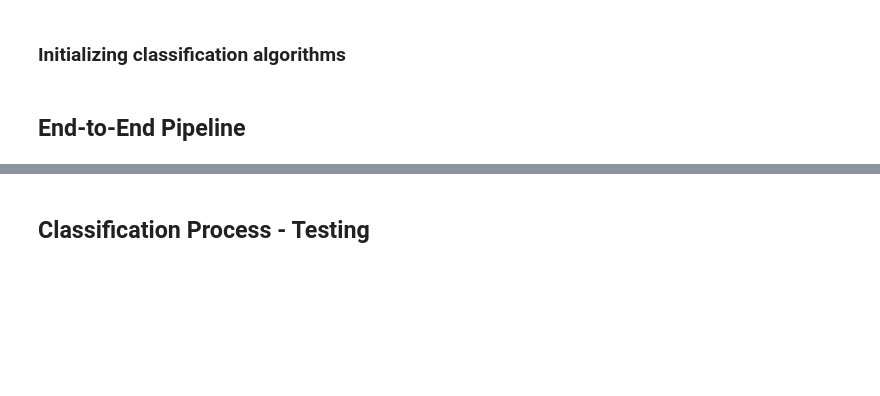
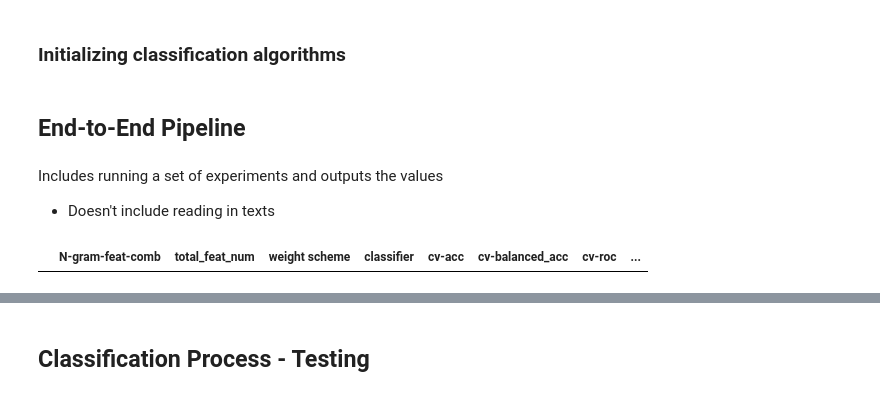
Before and after one commit to MaazAmjad/Urdu_Fake_News, a Jupyter notebook: fakeNewsDetectionMac-InvertedLabeling.ipynb, the cells around one changed output, grey strips where cells are left out. Cells and saved outputs as stored; diff of their text form; code cells hidden in the pictures; blank space fills up the shorter version.

```diff
--- a/fakeNewsDetectionMac-InvertedLabeling.ipynb
+++ b/fakeNewsDetectionMac-InvertedLabeling.ipynb
@@ -665,0 +707,11 @@ clfSVC.fit(scaled_train_data, train_labels)
+# %% [markdown]
+Includes running a set of experiments  and outputs the values
+
+* Doesn't include reading in texts
+# %%
+import pandas as pd
+
+report = pd.DataFrame(columns=['N-gram-feat-comb', 'total_feat_num', 'weight scheme', 'classifier', 'cv-acc', 'cv-balanced_acc','cv-roc', 'cv-f1-fake', 'acc', 'balanced_acc', 'roc', 'f1_fake', 'f1_real'])
+report
+# %% [output]
+|  | N-gram-feat-comb | total_feat_num | weight scheme | classifier | cv-acc | cv-balanced_acc | cv-roc | ... |
```
Also changed, not shown: parts of 34 cells of this notebook, 1 other file.
